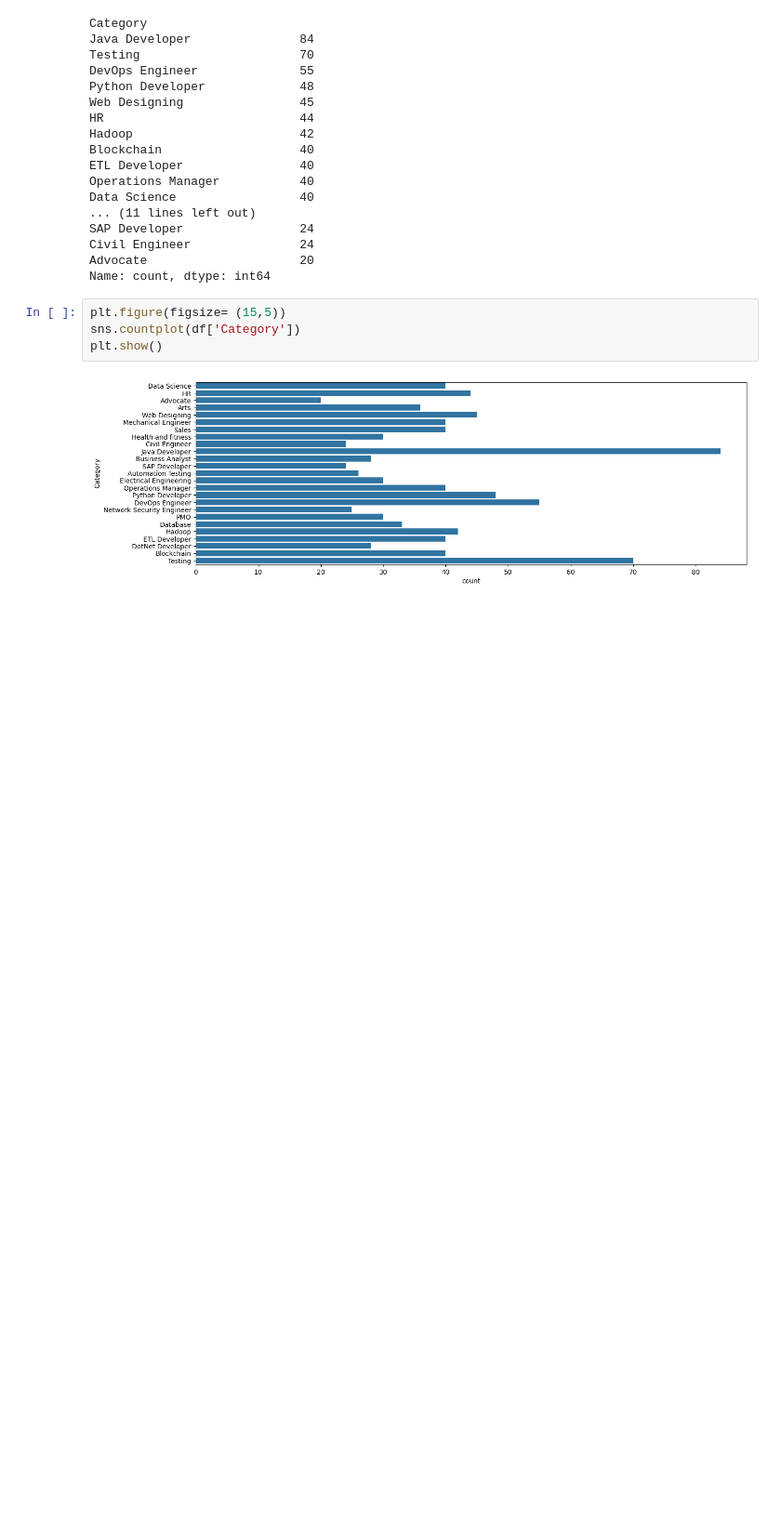
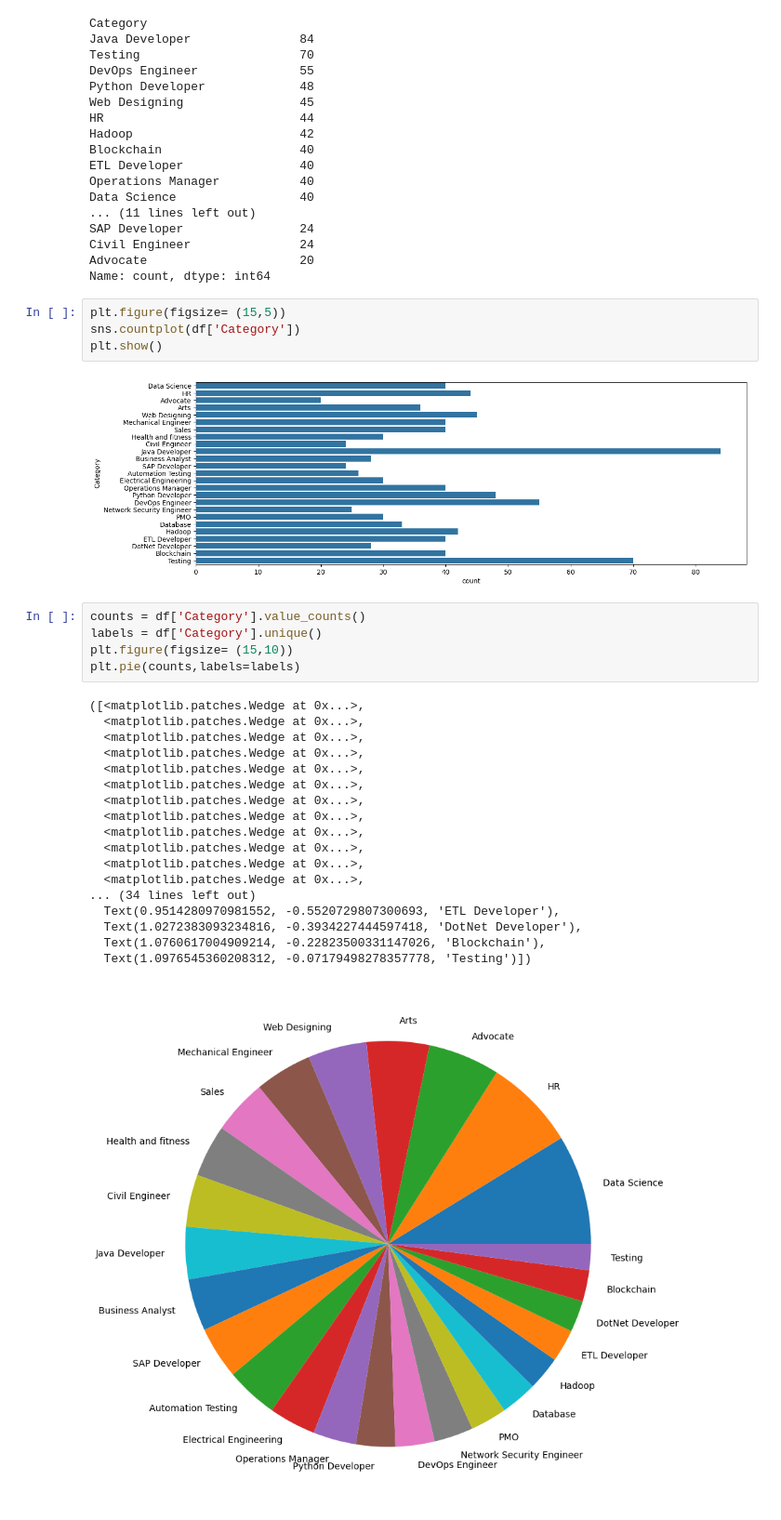
Before and after one commit to shanmathig/nlp_resume_screener, a Jupyter notebook: resume_screener.ipynb, the cells around one changed output. Shown at 93% size. Cells and saved outputs as stored; diff of their text form; blank space fills up the shorter version.

```diff
--- a/resume_screener.ipynb
+++ b/resume_screener.ipynb
@@ -47,3 +47,27 @@ sns.countplot(df['Category'])
 plt.show()
 # %% [output]
 [figure]
+# %%
+counts = df['Category'].value_counts()
+labels = df['Category'].unique()
+plt.figure(figsize= (15,10))
+plt.pie(counts,labels=labels)
+# %% [output]
+([<matplotlib.patches.Wedge at 0x...>,
+  <matplotlib.patches.Wedge at 0x...>,
+  <matplotlib.patches.Wedge at 0x...>,
+  <matplotlib.patches.Wedge at 0x...>,
+  <matplotlib.patches.Wedge at 0x...>,
+  <matplotlib.patches.Wedge at 0x...>,
+  <matplotlib.patches.Wedge at 0x...>,
+  <matplotlib.patches.Wedge at 0x...>,
+  <matplotlib.patches.Wedge at 0x...>,
+  <matplotlib.patches.Wedge at 0x...>,
+  <matplotlib.patches.Wedge at 0x...>,
+  <matplotlib.patches.Wedge at 0x...>,
+... (34 lines left out)
+  Text(0.9514280970981552, -0.5520729807300693, 'ETL Developer'),
+  Text(1.0272383093234816, -0.3934227444597418, 'DotNet Developer'),
+  Text(1.0760617004909214, -0.22823500331147026, 'Blockchain'),
+  Text(1.0976545360208312, -0.07179498278357778, 'Testing')])
+[figure, added]
```
Also changed, not shown: parts of 5 cells of this notebook.
